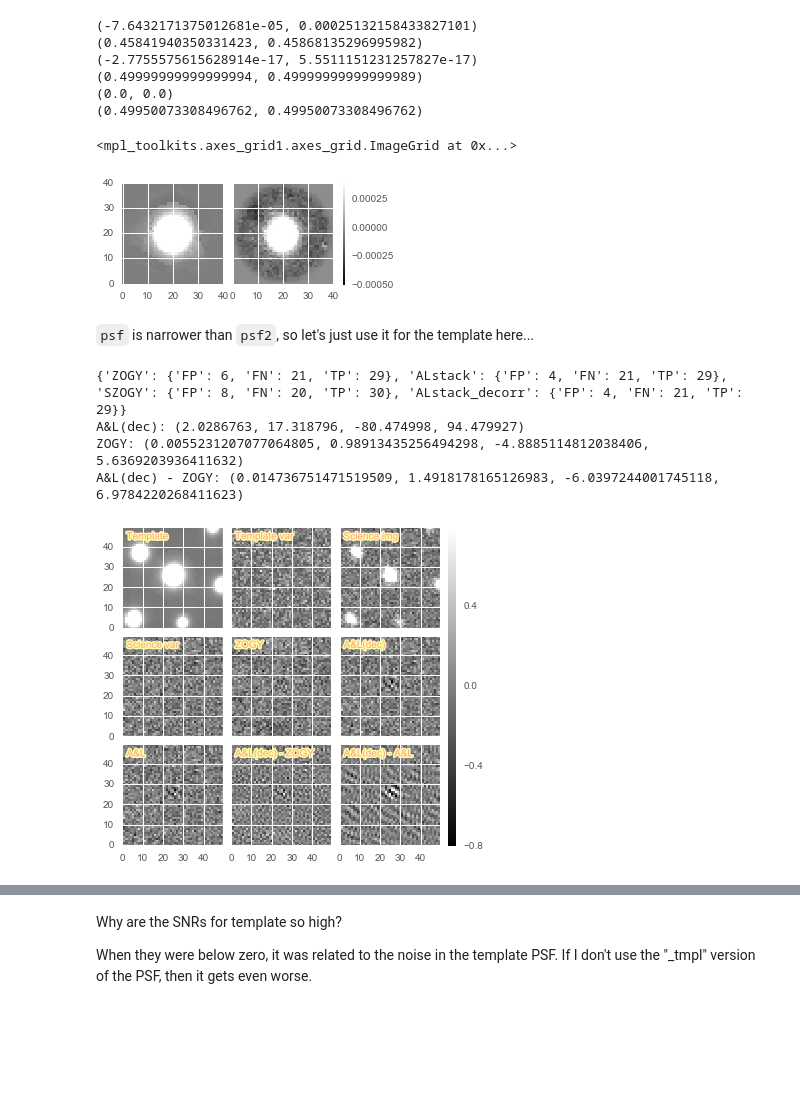
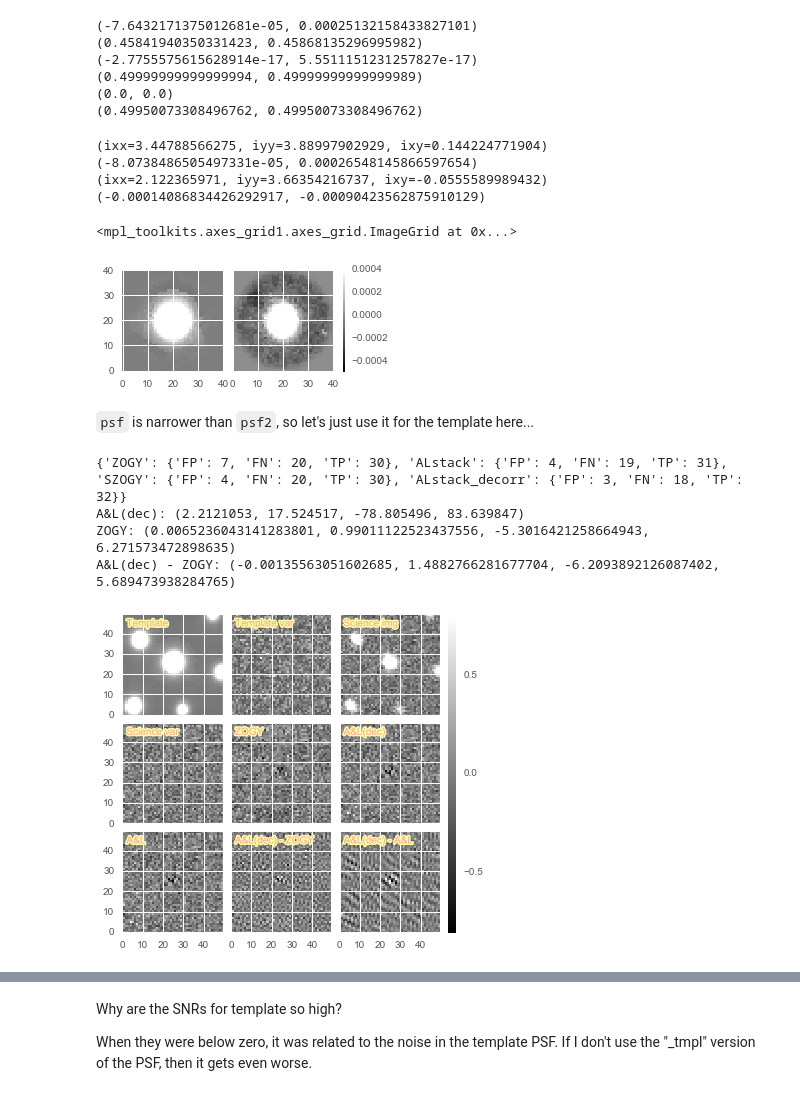
Before and after one commit to lsst-dm/diffimTests, a Jupyter notebook: 30. 4a. other psf models-real PSFs.ipynb, the cells around one changed output, grey strips where cells are left out. Cells and saved outputs as stored; diff of their text form; code cells hidden in the pictures; blank space fills up the shorter version.

```diff
--- a/30. 4a. other psf models-real PSFs.ipynb
+++ b/30. 4a. other psf models-real PSFs.ipynb
@@ -207,6 +207,7 @@ filenames = glob.glob(afwData + '/CFHT/D4/*.fits')
 filenames.extend(glob.glob(afwData + '/ImSim/postISR/v85751839-fr/s1/R23/S11/*.fits'))
 filenames.extend(glob.glob(drpData + '/validation_data_decam/data/*/calexp/calexp*.fits'))
 filenames.extend(glob.glob(drpData + './validation_data_cfht/data/calexp/06AL01/D3/2006-*/r/calexp*.fits'))
+filenames.sort()
 
 psfs = {}
 for filename in filenames:
@@ -214,7 +215,9 @@ for filename in filenames:
     try:
         psf, source = dit.psf.loadPsf(filename, asArray=False)
         if psf is not None:
-            print filename, dit.afw.afwPsfToShape(psf)
+            printedFilename = filename.replace(afwData, '')
+            printedFilename = printedFilename.replace(drpData, '')
+            print printedFilename, dit.afw.afwPsfToShape(psf)
             psfs[filename] = psf
     except Exception as e:
         pass
@@ -260,7 +263,8 @@ Also, need to be able to pass different PSFs for template and science (DONE!)
 
 Question - how and whether to use spatial variation.
 # %%
-filename = '/Users/dreiss/lsstsw/stack/DarwinX86/afwdata/2.2016.10+7/CFHT/D4/cal-53535-i-797722_6_tmpl.fits'
+afwData = os.getenv('AFWDATA_DIR')
+filename = afwData + '/CFHT/D4/cal-53535-i-797722_6_tmpl.fits'
 psf, source = dit.psf.loadPsf(filename, asArray=False)
 print type(psf)
 from lsst.afw.detection import Psf
@@ -271,7 +275,7 @@ psfImg3 = dit.afw.afwPsfToArray(psf, centroid=[0.45, 0.0])
 print type(psfImg)
 print isinstance(psfImg, np.ndarray)
 
-filename2 = '/Users/dreiss/lsstsw/stack/DarwinX86/afwdata/2.2016.10+7/CFHT/D4/cal-53535-i-797722_6.fits'
+filename2 = afwData + '/CFHT/D4/cal-53535-i-797722_6.fits'
 psf2, source = dit.psf.loadPsf(filename2, asArray=False)
 psf2Img = dit.afw.afwPsfToArray(psf2)
 
@@ -331,15 +335,24 @@ print dit.psf.computeMoments(tmp)
 (0.0, 0.0)
 (0.49950073308496762, 0.49950073308496762)
 # %%
-filename = '/Users/dreiss/lsstsw/stack/DarwinX86/afwdata/2.2016.10+7/CFHT/D4/cal-53535-i-797722_6_tmpl.fits'
+filename = afwData + '/CFHT/D4/cal-53535-i-797722_6_tmpl.fits'
 psf, source = dit.psf.loadPsf(filename, asArray=False)
-filename2 = '/Users/dreiss/lsstsw/stack/DarwinX86/afwdata/2.2016.10+7/CFHT/D4/cal-53535-i-797722_6.fits'
+psf = dit.psf.recenterPsf(dit.afw.afwPsfToArray(psf))
+filename2 = afwData + '/CFHT/D4/cal-53535-i-797722_6.fits'
 psf2, source = dit.psf.loadPsf(filename2, asArray=False)
+psf2 = dit.psf.recenterPsf(dit.afw.afwPsfToArray(psf2))
+print dit.afw.arrayToAfwPsf(psf).computeShape(), '\n', dit.psf.computeMoments(psf)
+print dit.afw.arrayToAfwPsf(psf2).computeShape(), '\n', dit.psf.computeMoments(psf2)
+# %% [output]
+(ixx=3.44788566275, iyy=3.88997902929, ixy=0.144224771904)
+(-8.0738486505497331e-05, 0.00026548145866597654)
+(ixx=2.122365971, iyy=3.66354216737, ixy=-0.0555589989432)
+(-0.00014086834426292917, -0.00090423562875910129)
 # %%
-dit.plotImageGrid((dit.afw.afwPsfToArray(psf), dit.afw.afwPsfToArray(psf2)), same_zscale=True)
+dit.plotImageGrid((psf, psf2), same_zscale=True)
 # %% [output]
 <mpl_toolkits.axes_grid1.axes_grid.ImageGrid at 0x...>
-[figure, old version]
+[figure, new version]
 # %% [markdown]
 `psf` is narrower than `psf2`, so let's just use it for the template here...
 # %%
@@ -361,11 +374,11 @@ tmp = dit.catalogToDF(testObj5.getCentroidsCatalog(transientsOnly=False))
 testObj5.doPlot(centroidCoord=[tmp.centroid_y.values[300], tmp.centroid_x.values[300]],
                 same_zscale=True);
 # %% [output]
-{'ZOGY': {'FP': 6, 'FN': 21, 'TP': 29}, 'ALstack': {'FP': 4, 'FN': 21, 'TP': 29}, 'SZOGY': {'FP': 8, 'FN': 20, 'TP': 30}, 'ALstack_decorr': {'FP': 4, 'FN': 21, 'TP': 29}}
-A&L(dec): (2.0286763, 17.318796, -80.474998, 94.479927)
-ZOGY: (0.0055231207077064805, 0.98913435256494298, -4.8885114812038406, 5.6369203936411632)
-A&L(dec) - ZOGY: (0.014736751471519509, 1.4918178165126983, -6.0397244001745118, 6.9784220268411623)
+{'ZOGY': {'FP': 7, 'FN': 20, 'TP': 30}, 'ALstack': {'FP': 4, 'FN': 19, 'TP': 31}, 'SZOGY': {'FP': 4, 'FN': 20, 'TP': 30}, 'ALstack_decorr': {'FP': 3, 'FN': 18, 'TP': 32}}
+A&L(dec): (2.2121053, 17.524517, -78.805496, 83.639847)
+ZOGY: (0.0065236043141283801, 0.99011122523437556, -5.3016421258664943, 6.271573472898635)
+A&L(dec) - ZOGY: (-0.00135563051602685, 1.4882766281677704, -6.2093892126087402, 5.689473938284765)
-[figure, old version]
+[figure, new version]
 # %%
 tmp5 = testObj5.doPlotWithDetectionsHighlighted(transientsOnly=True, divideByInput=False, addPresub=True)
 plt.xlim(0, 2000)
```
Also changed, not shown: parts of 6 cells of this notebook.
